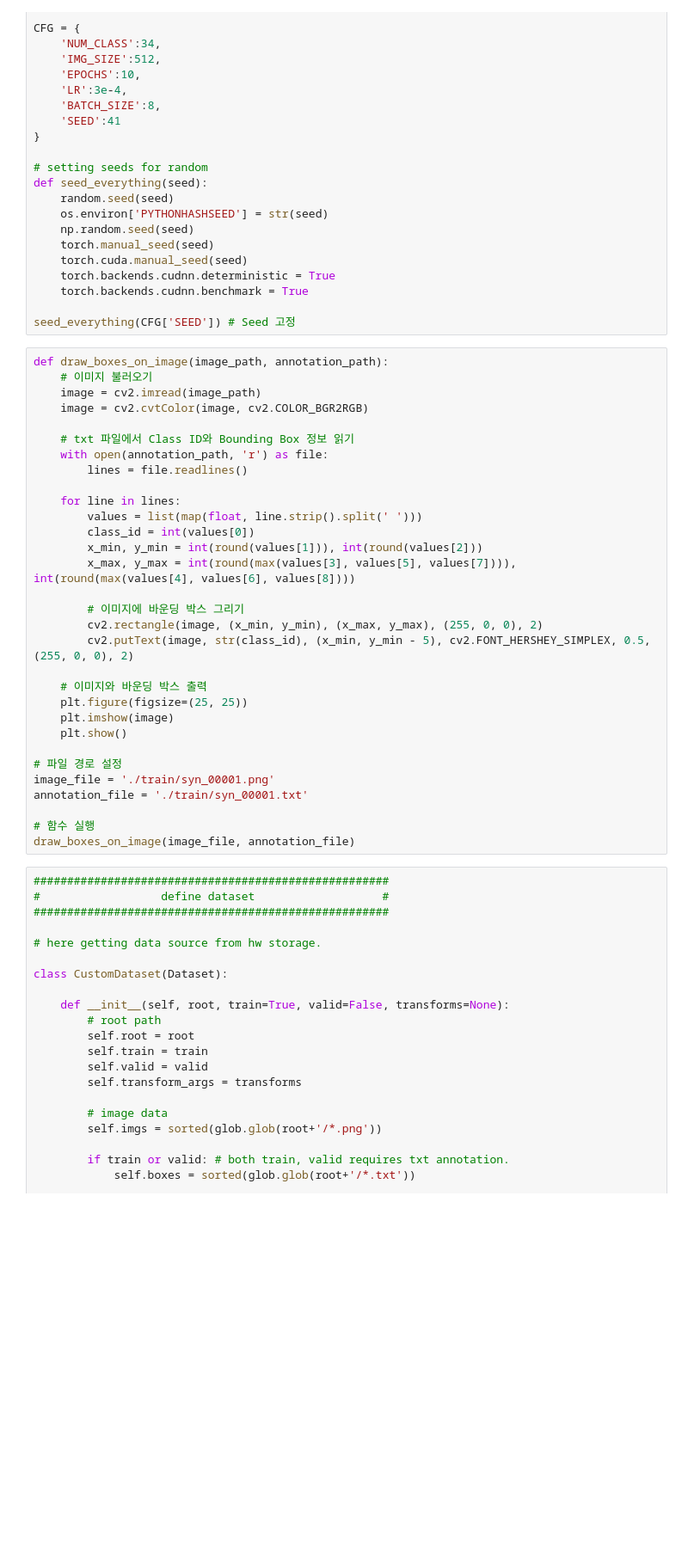
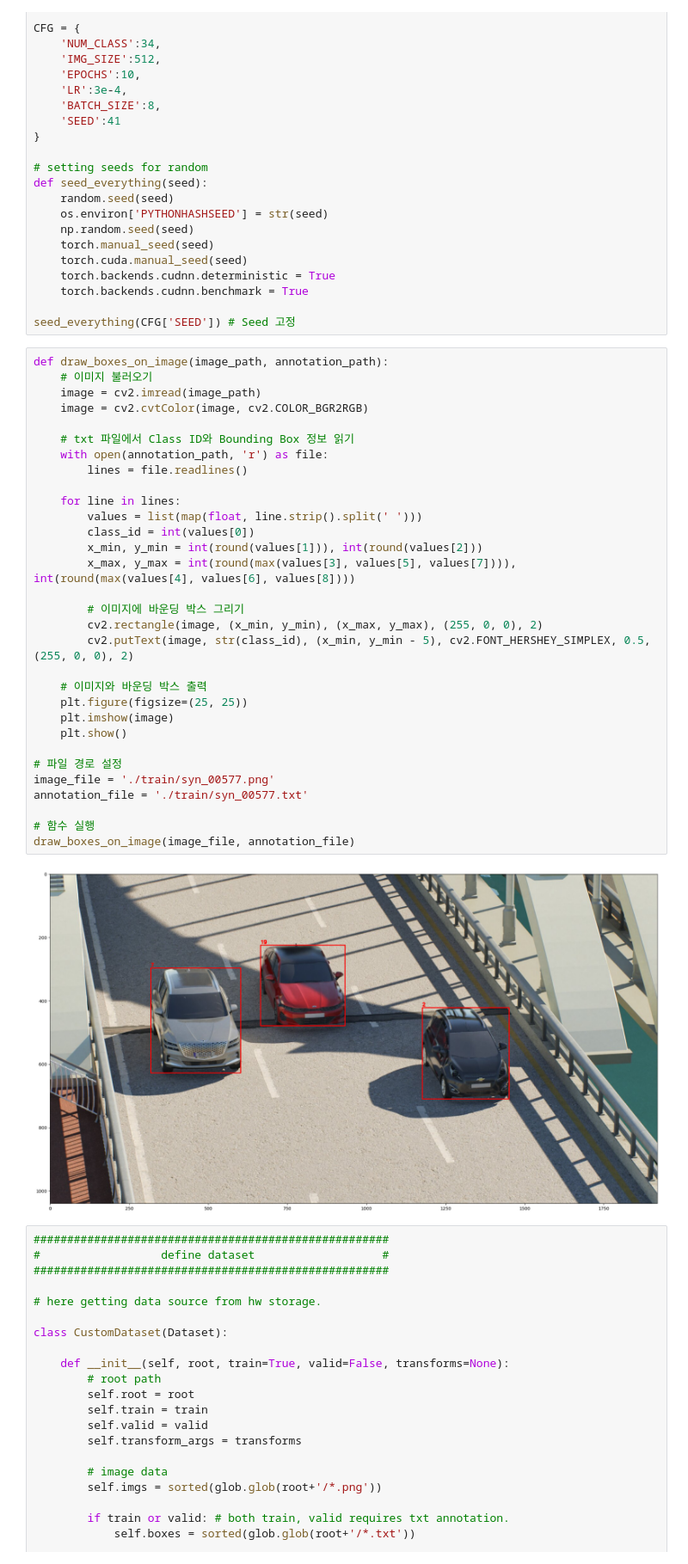
Before and after one commit to YeonbiJung/CarDetection, a Jupyter notebook: code/baseline_validation_version.ipynb, the cells around one changed output. Shown at 86% size. Saved outputs shown, nothing was run; the diff lists cells and outputs as text; blank space fills up the shorter version.

```diff
--- a/code/baseline_validation_version.ipynb
+++ b/code/baseline_validation_version.ipynb
@@ -74,34 +86,36 @@ seed_everything(CFG['SEED']) # Seed 고정
 # %%
 def draw_boxes_on_image(image_path, annotation_path):
     # 이미지 불러오기
     image = cv2.imread(image_path)
     image = cv2.cvtColor(image, cv2.COLOR_BGR2RGB)
 
     # txt 파일에서 Class ID와 Bounding Box 정보 읽기
     with open(annotation_path, 'r') as file:
         lines = file.readlines()
 
     for line in lines:
         values = list(map(float, line.strip().split(' ')))
         class_id = int(values[0])
         x_min, y_min = int(round(values[1])), int(round(values[2]))
         x_max, y_max = int(round(max(values[3], values[5], values[7]))), int(round(max(values[4], values[6], values[8])))
 
         # 이미지에 바운딩 박스 그리기
         cv2.rectangle(image, (x_min, y_min), (x_max, y_max), (255, 0, 0), 2)
         cv2.putText(image, str(class_id), (x_min, y_min - 5), cv2.FONT_HERSHEY_SIMPLEX, 0.5, (255, 0, 0), 2)
 
     # 이미지와 바운딩 박스 출력
     plt.figure(figsize=(25, 25))
     plt.imshow(image)
     plt.show()
 
 # 파일 경로 설정
-image_file = './train/syn_00001.png'
-annotation_file = './train/syn_00001.txt'
+image_file = './train/syn_00577.png'
+annotation_file = './train/syn_00577.txt'
 
 # 함수 실행
 draw_boxes_on_image(image_file, annotation_file)
+# %% [output]
+[figure, added]
 # %%
 #####################################################
 #                  define dataset                   #
```
Also changed, not shown: parts of 5 cells of this notebook, 1 other file.
